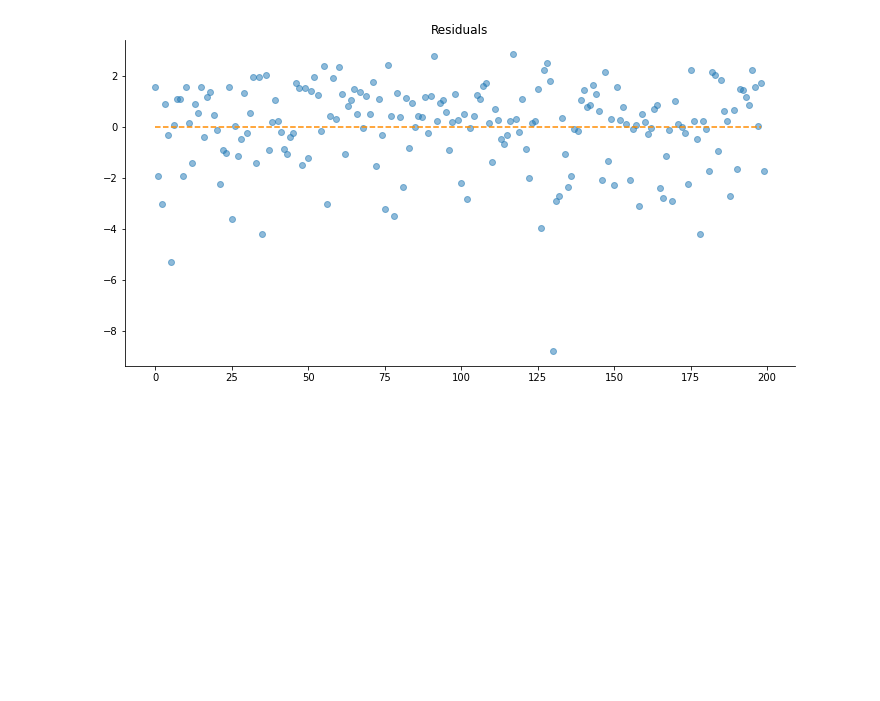
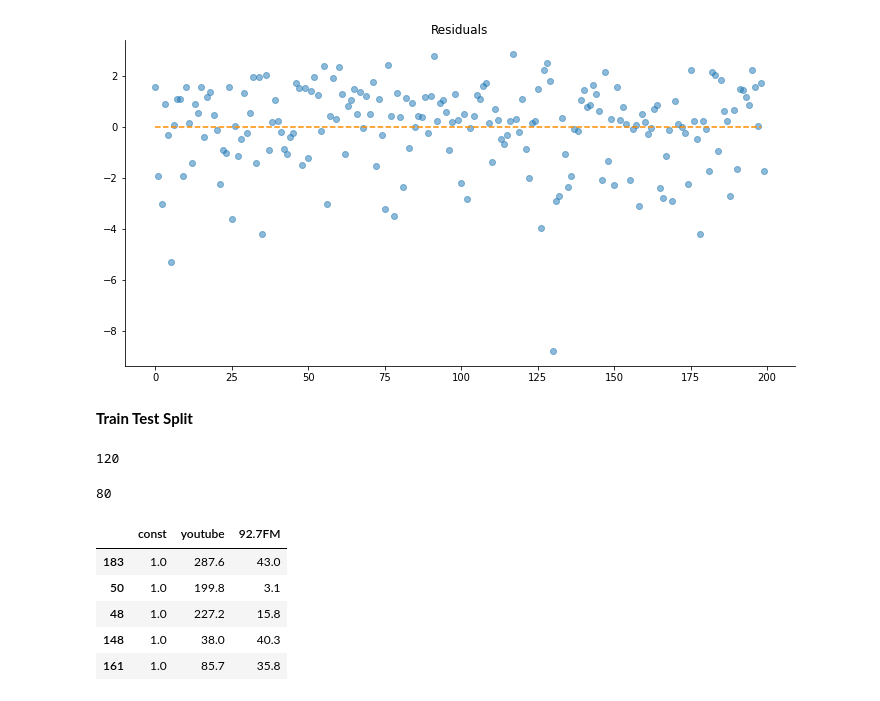
Before and after one commit to chain-veerender/datascience, a Jupyter notebook: Linear_regression.ipynb, the cells around one changed output. Saved outputs shown, nothing was run; the diff lists cells and outputs as text; code cells hidden in the pictures; blank space fills up the shorter version.

```diff
--- a/Linear_regression.ipynb
+++ b/Linear_regression.ipynb
@@ -707,3 +707,5 @@ Assumption: Homoscedasticity of Error Terms
 
 Residuals should have relative constant variance
 [figure]
+# %% [markdown]
+**Train Test Split**
@@ -709,0 +715,17 @@ Residuals should have relative constant variance
+# %%
+len(X_train)
+# %% [output]
+120
+# %%
+len(X_test)
+# %% [output]
+80
+# %%
+X_test.head()
+# %% [output]
+|  | const | youtube | 92.7FM |
+| 183 | 1.0 | 287.6 | 43.0 |
+| 50 | 1.0 | 199.8 | 3.1 |
+| 48 | 1.0 | 227.2 | 15.8 |
+| 148 | 1.0 | 38.0 | 40.3 |
+| 161 | 1.0 | 85.7 | 35.8 |
```
Also changed, not shown: parts of 8 cells of this notebook.
